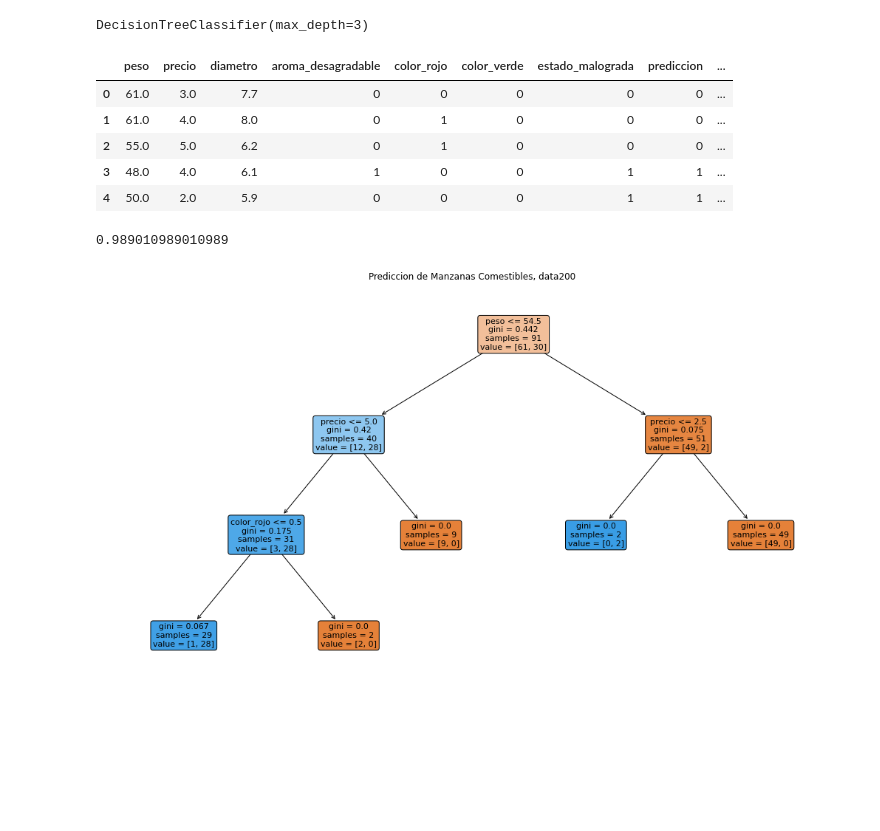
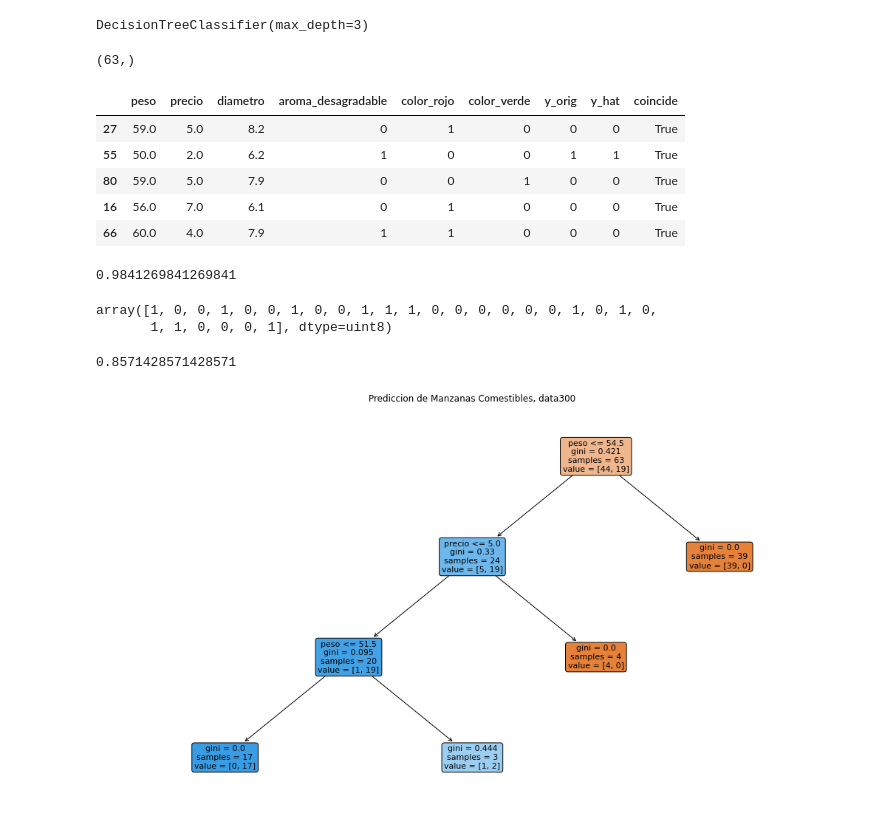
Before and after one commit to jcmachicao/curso_intro_nn, a Jupyter notebook: arbol_decisiones_simple.ipynb, the cells around one changed output. Cells and saved outputs as stored; diff of their text form; code cells hidden in the pictures; blank space fills up the shorter version.

```diff
--- a/arbol_decisiones_simple.ipynb
+++ b/arbol_decisiones_simple.ipynb
@@ -8,6 +8,6 @@ import numpy as np
 # %%
-data100 = pd.read_excel('manzanas.xlsx')
-data100
+data100 = pd.read_excel('bd_manzanas.xlsx')
+data100.head()
 # %% [output]
 |  | peso | aroma | precio | diametro | color | estado |
 | 0 | 61.0 | agradable | 3.0 | 7.7 | marron | comestible |
@@ -73,0 +60,2 @@ from sklearn.tree import DecisionTreeClassifier, plot_tree
+# %%
+X_train, X_test, y_train, y_test = train_test_split(X, y, test_size=0.3)
@@ -74,6 +66,6 @@ from sklearn.tree import DecisionTreeClassifier, plot_tree
 # %%
 model = DecisionTreeClassifier(max_depth=3)
 # %%
-model.fit(X, y)
+model.fit(X_train, y_train)
 # %% [output]
 DecisionTreeClassifier(max_depth=3)
@@ -82,0 +72,5 @@ data200['coincide'] = data200.estado_malograda == data200.prediccion
+# %%
+y_hat = model.predict(X_train)
+y_hat.shape
+# %% [output]
+(63,)
@@ -83,20 +83,34 @@ data200['coincide'] = data200.estado_malograda == data200.prediccion
 # %%
-data200.head()
+data300.head()
 # %% [output]
-|  | peso | precio | diametro | aroma_desagradable | color_rojo | color_verde | estado_malograda | prediccion | ... |
-| 0 | 61.0 | 3.0 | 7.7 | 0 | 0 | 0 | 0 | 0 | ... |
-| 1 | 61.0 | 4.0 | 8.0 | 0 | 1 | 0 | 0 | 0 | ... |
-| 2 | 55.0 | 5.0 | 6.2 | 0 | 1 | 0 | 0 | 0 | ... |
-| 3 | 48.0 | 4.0 | 6.1 | 1 | 0 | 0 | 1 | 1 | ... |
-| 4 | 50.0 | 2.0 | 5.9 | 0 | 0 | 0 | 1 | 1 | ... |
+|  | peso | precio | diametro | aroma_desagradable | color_rojo | color_verde | y_orig | y_hat | coincide |
+| 27 | 59.0 | 5.0 | 8.2 | 0 | 1 | 0 | 0 | 0 | True |
+| 55 | 50.0 | 2.0 | 6.2 | 1 | 0 | 0 | 1 | 1 | True |
+| 80 | 59.0 | 5.0 | 7.9 | 0 | 0 | 1 | 0 | 0 | True |
+| 16 | 56.0 | 7.0 | 6.1 | 0 | 1 | 0 | 0 | 0 | True |
+| 66 | 60.0 | 4.0 | 7.9 | 1 | 1 | 0 | 0 | 0 | True |
 # %%
-data200.coincide.sum()/len(data200)
+data300.coincide.sum()/len(data300)
 # %% [output]
-0.989010989010989
+0.9841269841269841
+# %%
+y_hat_test = model.predict(X_test)
+y_hat_test
+# %% [output]
+array([1, 0, 0, 1, 0, 0, 1, 0, 0, 1, 1, 1, 0, 0, 0, 0, 0, 0, 1, 0, 1, 0,
+       1, 1, 0, 0, 0, 1], dtype=uint8)
+# %%
+data_test = pd.DataFrame(X_test)
+data_test['y_orig'] = y_test
+data_test['y_hat'] = y_hat_test
+data_test['coincide'] = (data_test.y_orig == data_test.y_hat)
+data_test.coincide.sum()/len(data_test)
+# %% [output]
+0.8571428571428571
 # %%
 plt.figure(figsize=(18,10))
 plot_tree(model, max_depth=3, rounded=True, fontsize=11, label='all', filled=True, feature_names=X.columns)
-plt.title('Prediccion de Manzanas Comestibles, data200')
+plt.title('Prediccion de Manzanas Comestibles, data300')
 plt.show()
 # %% [output]
-[figure, old version]
+[figure, new version]
```
Also changed, not shown: parts of 10 cells of this notebook.
